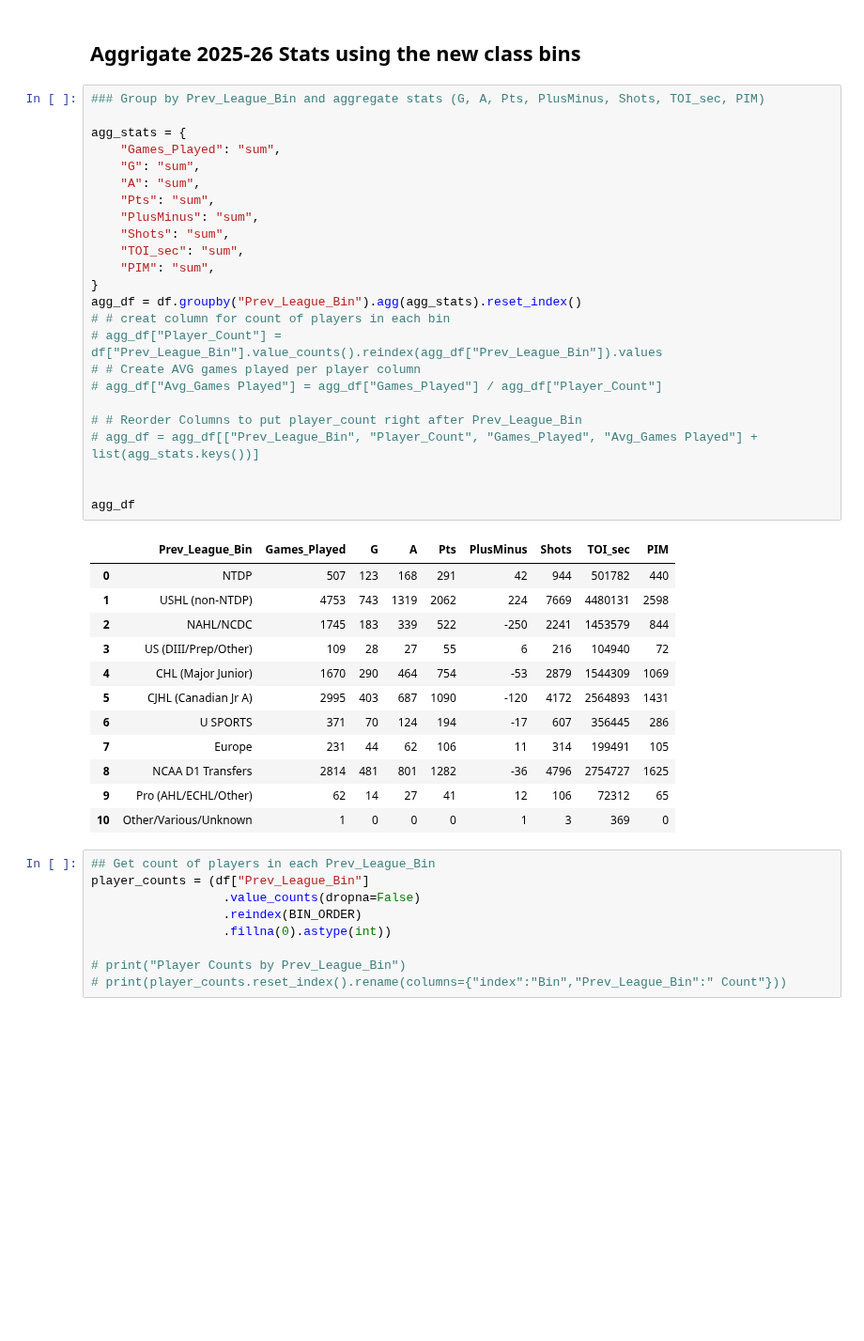
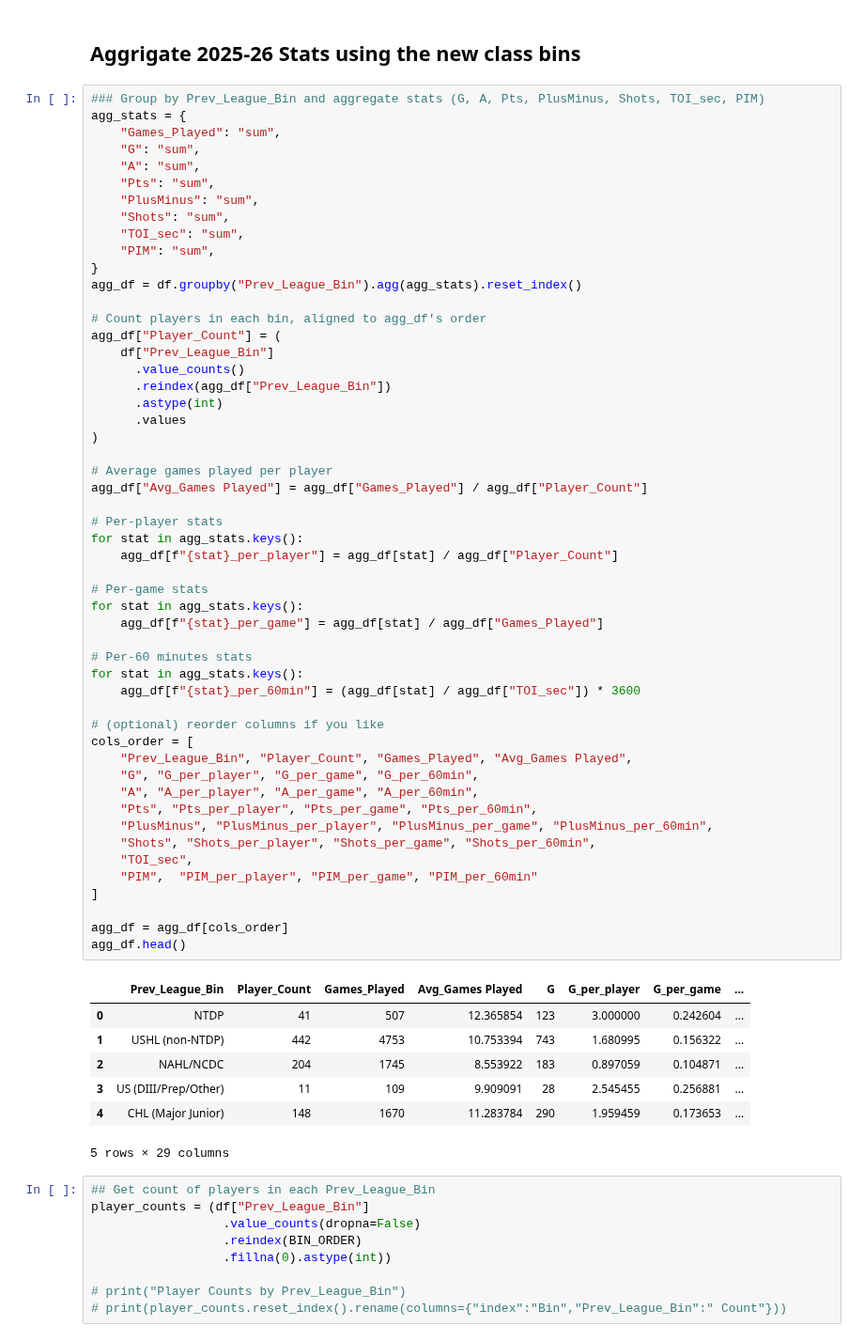
Before and after one commit to JSmith1826/college_hockey_2526, a Jupyter notebook: workbook/visualization_scripts/scoring_by_player_origin.ipynb, the cells around one changed output. Shown at 94% size. Drawn from its saved outputs; the diff is of its cells as text; blank space fills up the shorter version.

```diff
--- a/workbook/visualization_scripts/scoring_by_player_origin.ipynb
+++ b/workbook/visualization_scripts/scoring_by_player_origin.ipynb
@@ -578,41 +578,64 @@ team_league_counts = team_league_counts[cols]
 ## Aggrigate 2025-26 Stats using the new class bins
 # %%
 ### Group by Prev_League_Bin and aggregate stats (G, A, Pts, PlusMinus, Shots, TOI_sec, PIM)
-
 agg_stats = {
     "Games_Played": "sum",
     "G": "sum",
     "A": "sum",
     "Pts": "sum",
     "PlusMinus": "sum",
     "Shots": "sum",
     "TOI_sec": "sum",
     "PIM": "sum",
 }
 agg_df = df.groupby("Prev_League_Bin").agg(agg_stats).reset_index()
-# # creat column for count of players in each bin
-# agg_df["Player_Count"] = df["Prev_League_Bin"].value_counts().reindex(agg_df["Prev_League_Bin"]).values
-# # Create AVG games played per player column
-# agg_df["Avg_Games Played"] = agg_df["Games_Played"] / agg_df["Player_Count"]
 
-# # Reorder Columns to put player_count right after Prev_League_Bin
-# agg_df = agg_df[["Prev_League_Bin", "Player_Count", "Games_Played", "Avg_Games Played"] + list(agg_stats.keys())]
+# Count players in each bin, aligned to agg_df's order
+agg_df["Player_Count"] = (
+    df["Prev_League_Bin"]
+      .value_counts()
+      .reindex(agg_df["Prev_League_Bin"])
+      .astype(int)
+      .values
+)
 
+# Average games played per player
+agg_df["Avg_Games Played"] = agg_df["Games_Played"] / agg_df["Player_Count"]
 
-agg_df
+# Per-player stats
+for stat in agg_stats.keys():
+    agg_df[f"{stat}_per_player"] = agg_df[stat] / agg_df["Player_Count"]
+
+# Per-game stats
+for stat in agg_stats.keys():
+    agg_df[f"{stat}_per_game"] = agg_df[stat] / agg_df["Games_Played"]
+
+# Per-60 minutes stats
+for stat in agg_stats.keys():
+    agg_df[f"{stat}_per_60min"] = (agg_df[stat] / agg_df["TOI_sec"]) * 3600
+
+# (optional) reorder columns if you like
+cols_order = [
+    "Prev_League_Bin", "Player_Count", "Games_Played", "Avg_Games Played",
+    "G", "G_per_player", "G_per_game", "G_per_60min",
+    "A", "A_per_player", "A_per_game", "A_per_60min",
+    "Pts", "Pts_per_player", "Pts_per_game", "Pts_per_60min",
+    "PlusMinus", "PlusMinus_per_player", "PlusMinus_per_game", "PlusMinus_per_60min",
+    "Shots", "Shots_per_player", "Shots_per_game", "Shots_per_60min",
+    "TOI_sec",
+    "PIM",  "PIM_per_player", "PIM_per_game", "PIM_per_60min"
+]
+
+agg_df = agg_df[cols_order]
+agg_df.head()
 # %% [output]
-|  | Prev_League_Bin | Games_Played | G | A | Pts | PlusMinus | Shots | TOI_sec | PIM |
-| 0 | NTDP | 507 | 123 | 168 | 291 | 42 | 944 | 501782 | 440 |
-| 1 | USHL (non‑NTDP) | 4753 | 743 | 1319 | 2062 | 224 | 7669 | 4480131 | 2598 |
-| 2 | NAHL/NCDC | 1745 | 183 | 339 | 522 | -250 | 2241 | 1453579 | 844 |
-| 3 | US (DIII/Prep/Other) | 109 | 28 | 27 | 55 | 6 | 216 | 104940 | 72 |
-| 4 | CHL (Major Junior) | 1670 | 290 | 464 | 754 | -53 | 2879 | 1544309 | 1069 |
-| 5 | CJHL (Canadian Jr A) | 2995 | 403 | 687 | 1090 | -120 | 4172 | 2564893 | 1431 |
-| 6 | U SPORTS | 371 | 70 | 124 | 194 | -17 | 607 | 356445 | 286 |
-| 7 | Europe | 231 | 44 | 62 | 106 | 11 | 314 | 199491 | 105 |
-| 8 | NCAA D1 Transfers | 2814 | 481 | 801 | 1282 | -36 | 4796 | 2754727 | 1625 |
-| 9 | Pro (AHL/ECHL/Other) | 62 | 14 | 27 | 41 | 12 | 106 | 72312 | 65 |
-| 10 | Other/Various/Unknown | 1 | 0 | 0 | 0 | 1 | 3 | 369 | 0 |
+|  | Prev_League_Bin | Player_Count | Games_Played | Avg_Games Played | G | G_per_player | G_per_game | ... |
+| 0 | NTDP | 41 | 507 | 12.365854 | 123 | 3.000000 | 0.242604 | ... |
+| 1 | USHL (non‑NTDP) | 442 | 4753 | 10.753394 | 743 | 1.680995 | 0.156322 | ... |
+| 2 | NAHL/NCDC | 204 | 1745 | 8.553922 | 183 | 0.897059 | 0.104871 | ... |
+| 3 | US (DIII/Prep/Other) | 11 | 109 | 9.909091 | 28 | 2.545455 | 0.256881 | ... |
+| 4 | CHL (Major Junior) | 148 | 1670 | 11.283784 | 290 | 1.959459 | 0.173653 | ... |
+5 rows × 29 columns
 # %%
 ## Get count of players in each Prev_League_Bin
 player_counts = (df["Prev_League_Bin"]
```
Also changed, not shown: parts of 14 cells of this notebook.
